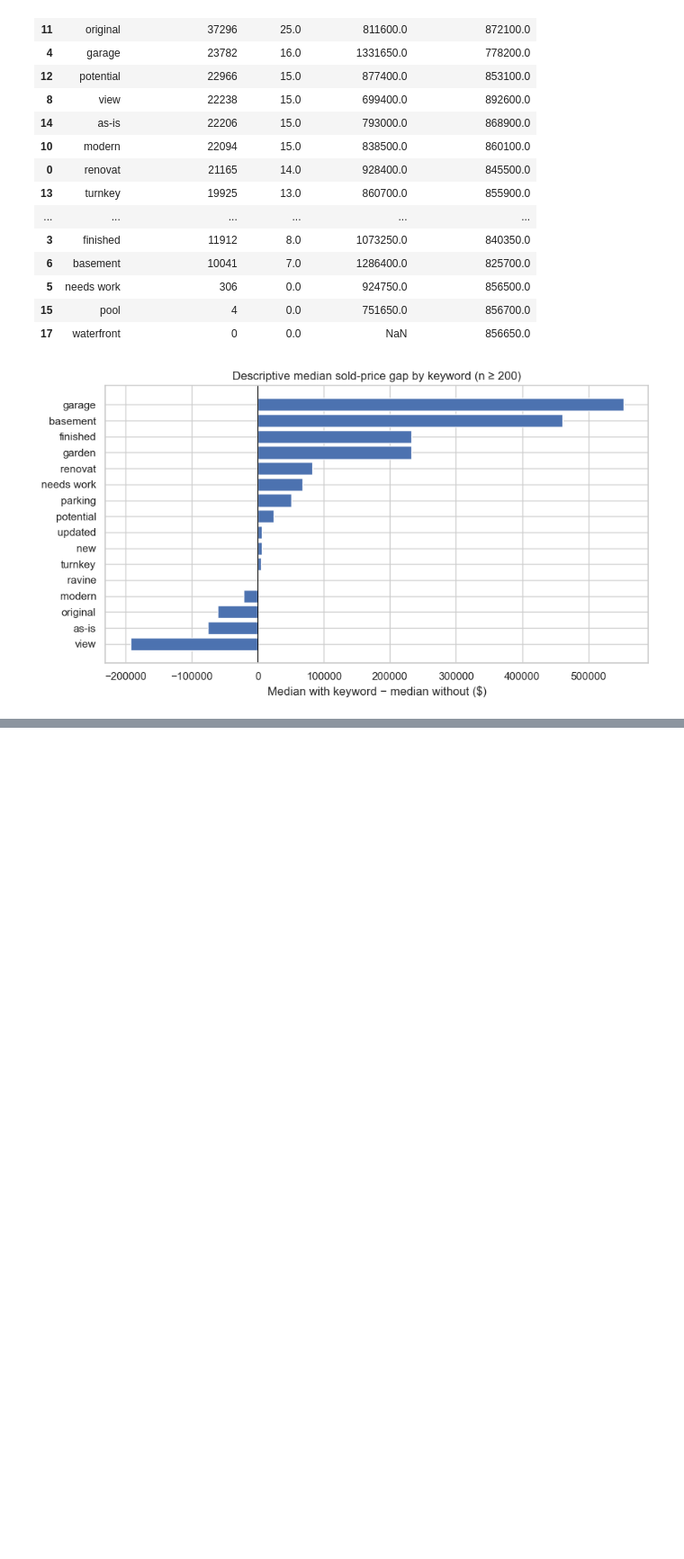
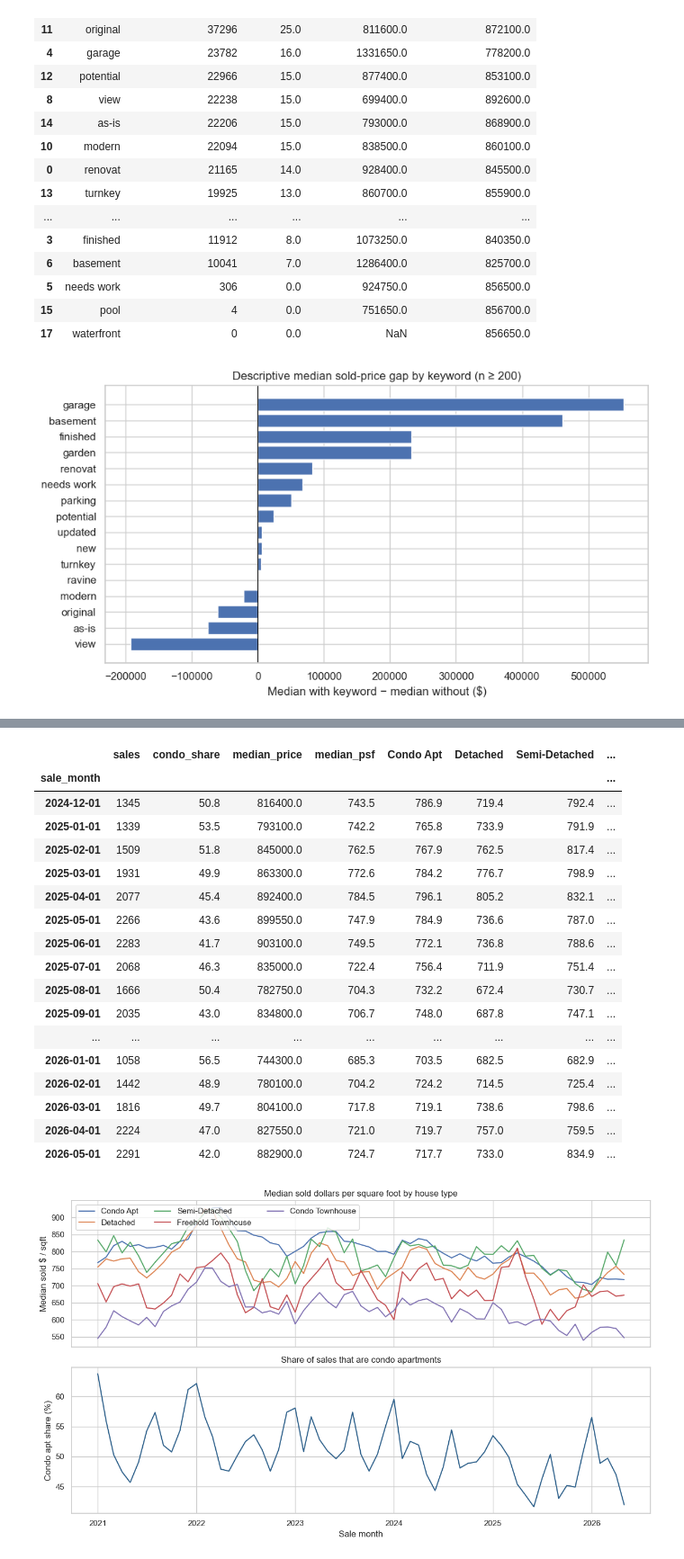
Before and after one commit to phuonganhdangamy/SSU-Data-Dash, a Jupyter notebook: notebooks/off_market_eda.ipynb, the cells around one changed output, grey strips where cells are left out. Shown at 90% size. Cells and saved outputs as stored; diff of their text form; code cells hidden in the pictures; blank space fills up the shorter version.

```diff
--- a/notebooks/off_market_eda.ipynb
+++ b/notebooks/off_market_eda.ipynb
@@ -636,0 +705,53 @@ if len(corr_cols) >= 2:
+# %%
+sales = listings[(listings["sold_price"] > 0) & (listings["square_feet"] > 0)].copy()
+sales["psf"] = sales["sold_price"] / sales["square_feet"]
+sales["sale_month"] = sales["date_sold"].dt.to_period("M").dt.to_timestamp()
+focus = ["Condo Apt", "Detached", "Semi-Detached", "Freehold Townhouse", "Condo Townhouse"]
+rows = []
+for month, group in sales.groupby("sale_month"):
+    row = {
+        "sale_month": month,
+        "sales": len(group),
+        "condo_share": 100 * (group["house_type_name"] == "Condo Apt").mean(),
+        "median_price": group["sold_price"].median(),
+        "median_psf": group["psf"].median(),
+    }
+    for kind in focus:
+        part = group[group["house_type_name"] == kind]
+        row[kind] = part["psf"].median() if len(part) else np.nan
+    rows.append(row)
+monthly_psf = pd.DataFrame(rows).set_index("sale_month").sort_index()
+display(monthly_psf.tail(18).round(1))
+
+fig, axes = plt.subplots(2, 1, figsize=(12, 7), sharex=True)
+for kind in focus:
+    axes[0].plot(monthly_psf.index, monthly_psf[kind], label=kind)
+axes[0].set_ylabel("Median sold $ / sqft")
+axes[0].set_title("Median sold dollars per square foot by house type")
+axes[0].legend(loc="upper left", ncol=3)
+axes[1].plot(monthly_psf.index, monthly_psf["condo_share"], color="#2c5f8a")
+axes[1].set_ylabel("Condo apt share (%)")
+axes[1].set_xlabel("Sale month")
+axes[1].set_title("Share of sales that are condo apartments")
+fig.tight_layout()
+plt.show()
+# %% [output]
+|  | sales | condo_share | median_price | median_psf | Condo Apt | Detached | Semi-Detached | ... |
+| sale_month |  |  |  |  |  |  |  | ... |
+| 2024-12-01 | 1345 | 50.8 | 816400.0 | 743.5 | 786.9 | 719.4 | 792.4 | ... |
+| 2025-01-01 | 1339 | 53.5 | 793100.0 | 742.2 | 765.8 | 733.9 | 791.9 | ... |
+| 2025-02-01 | 1509 | 51.8 | 845000.0 | 762.5 | 767.9 | 762.5 | 817.4 | ... |
+| 2025-03-01 | 1931 | 49.9 | 863300.0 | 772.6 | 784.2 | 776.7 | 798.9 | ... |
+| 2025-04-01 | 2077 | 45.4 | 892400.0 | 784.5 | 796.1 | 805.2 | 832.1 | ... |
+| 2025-05-01 | 2266 | 43.6 | 899550.0 | 747.9 | 784.9 | 736.6 | 787.0 | ... |
+| 2025-06-01 | 2283 | 41.7 | 903100.0 | 749.5 | 772.1 | 736.8 | 788.6 | ... |
+| 2025-07-01 | 2068 | 46.3 | 835000.0 | 722.4 | 756.4 | 711.9 | 751.4 | ... |
+| 2025-08-01 | 1666 | 50.4 | 782750.0 | 704.3 | 732.2 | 672.4 | 730.7 | ... |
+| 2025-09-01 | 2035 | 43.0 | 834800.0 | 706.7 | 748.0 | 687.8 | 747.1 | ... |
+| ... | ... | ... | ... | ... | ... | ... | ... | ... |
+| 2026-01-01 | 1058 | 56.5 | 744300.0 | 685.3 | 703.5 | 682.5 | 682.9 | ... |
+| 2026-02-01 | 1442 | 48.9 | 780100.0 | 704.2 | 724.2 | 714.5 | 725.4 | ... |
+| 2026-03-01 | 1816 | 49.7 | 804100.0 | 717.8 | 719.1 | 738.6 | 798.6 | ... |
+| 2026-04-01 | 2224 | 47.0 | 827550.0 | 721.0 | 719.7 | 757.0 | 759.5 | ... |
+| 2026-05-01 | 2291 | 42.0 | 882900.0 | 724.7 | 717.7 | 733.0 | 834.9 | ... |
+[figure, added]
```
Also changed, not shown: parts of 13 cells of this notebook, 2 other files.
